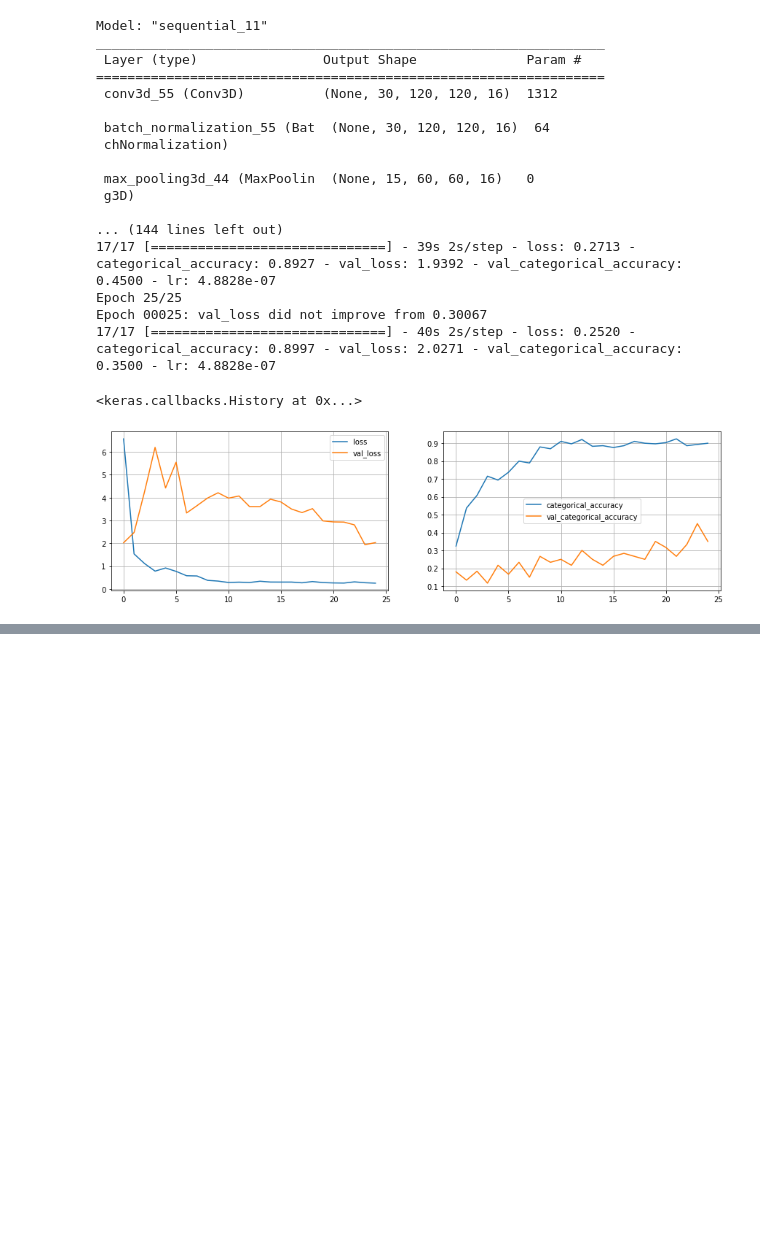
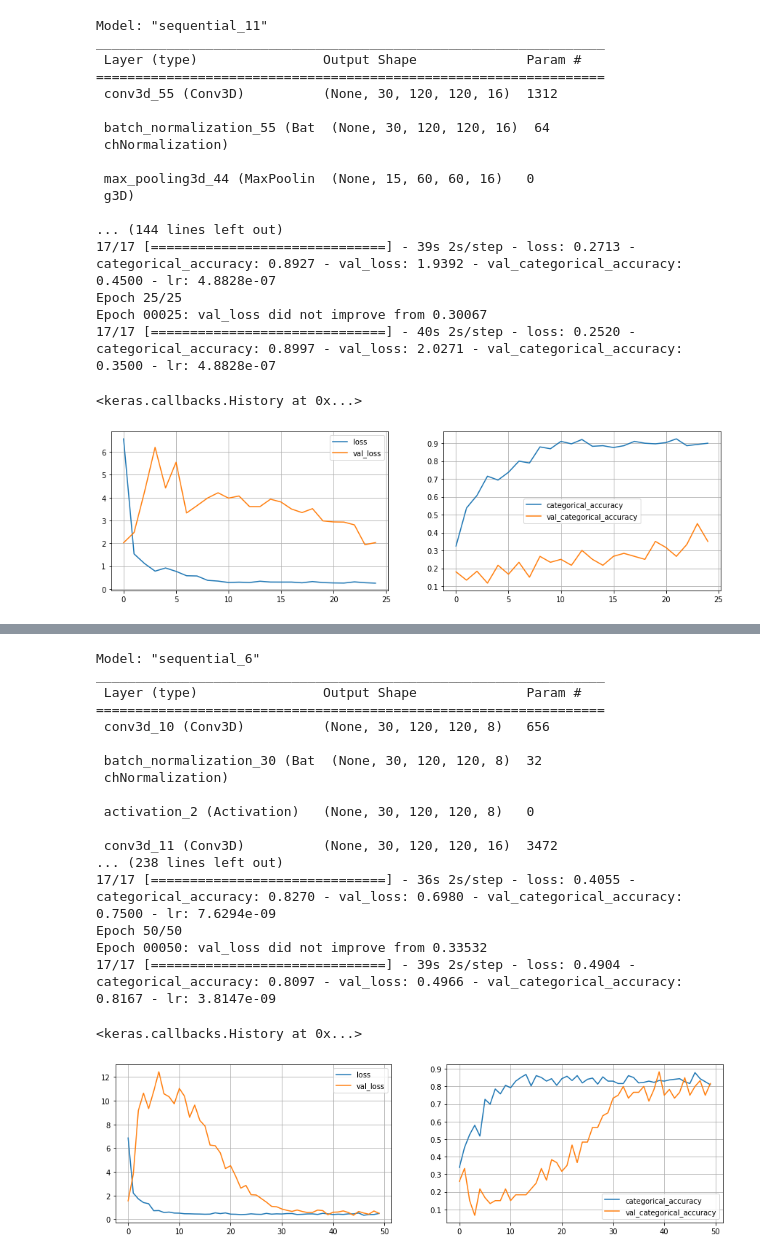
Before and after one commit to ps2420/cnn_gesture_recognition, a Jupyter notebook: Neural_Nets_Project_Starter_Code.ipynb, the cells around one changed output, grey strips where cells are left out. Cells and saved outputs as stored; diff of their text form; code cells hidden in the pictures; blank space fills up the shorter version.

```diff
--- a/Neural_Nets_Project_Starter_Code.ipynb
+++ b/Neural_Nets_Project_Starter_Code.ipynb
@@ -934,0 +1220,26 @@ Epoch 00050: ReduceLROnPlateau reducing learning rate to 3.814697446813398e-09.
+# %%
+# Define model architecture with num_epoch, batch_size, input image size
+model_14 = model_architecture(50, 40, 120)
+model_14.define_conv3d_architecture_1();
+print('\n\n=========== Training the model ===========\n\n')
+model_14.execute()
+# %% [output]
+Model: "sequential_6"
+_________________________________________________________________
+ Layer (type)                Output Shape              Param #
+=================================================================
+ conv3d_10 (Conv3D)          (None, 30, 120, 120, 8)   656
+
+ batch_normalization_30 (Bat  (None, 30, 120, 120, 8)  32
+ chNormalization)
+
+ activation_2 (Activation)   (None, 30, 120, 120, 8)   0
+
+ conv3d_11 (Conv3D)          (None, 30, 120, 120, 16)  3472
+... (238 lines left out)
+17/17 [==============================] - 36s 2s/step - loss: 0.4055 - categorical_accuracy: 0.8270 - val_loss: 0.6980 - val_categorical_accuracy: 0.7500 - lr: 7.6294e-09
+Epoch 50/50
+Epoch 00050: val_loss did not improve from 0.33532
+17/17 [==============================] - 39s 2s/step - loss: 0.4904 - categorical_accuracy: 0.8097 - val_loss: 0.4966 - val_categorical_accuracy: 0.8167 - lr: 3.8147e-09
+<keras.callbacks.History at 0x...>
+[figure, added]
```
Also changed, not shown: parts of 38 cells of this notebook.
